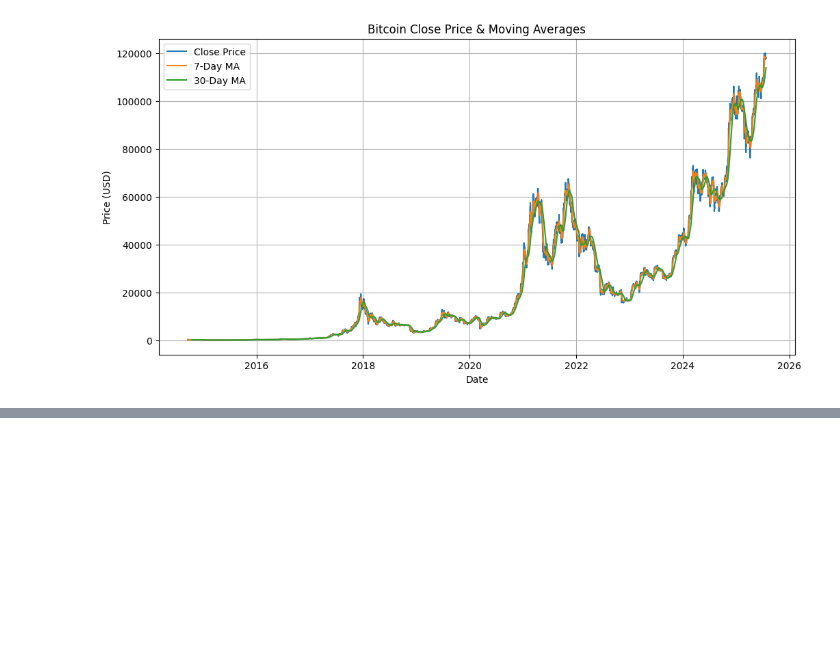
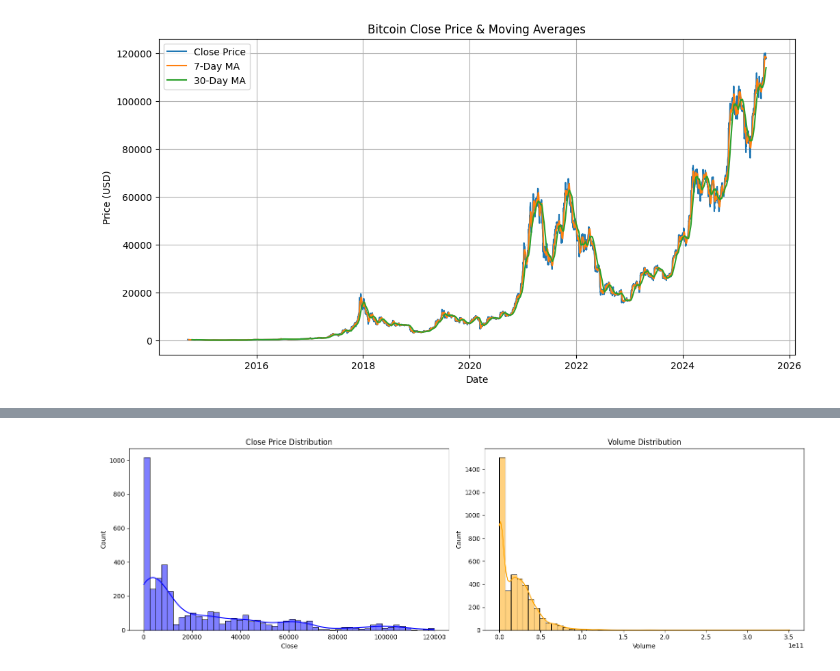
Before and after one commit to EltonGino/Bitcoin-Insights-Pro, a Jupyter notebook: main.ipynb, the cells around one changed output, grey strips where cells are left out. Saved outputs shown, nothing was run; the diff lists cells and outputs as text; code cells hidden in the pictures; blank space fills up the shorter version.

```diff
--- a/main.ipynb
+++ b/main.ipynb
@@ -118,0 +131,14 @@ plt.show()
+# %%
+#histogram
+fig, axes = plt.subplots(1,2, figsize=(16,5))
+
+sns.histplot(df['Close'], bins=50, ax=axes[0], kde=True, color='blue')
+axes[0].set_title('Close Price Distribution')
+
+sns.histplot(df['Volume'], bins=50, ax=axes[1], kde=True, color='orange')
+axes[1].set_title('Volume Distribution')
+
+plt.tight_layout()
+plt.show()
+# %% [output]
+[figure, added]
```
Also changed, not shown: parts of 5 cells of this notebook.
